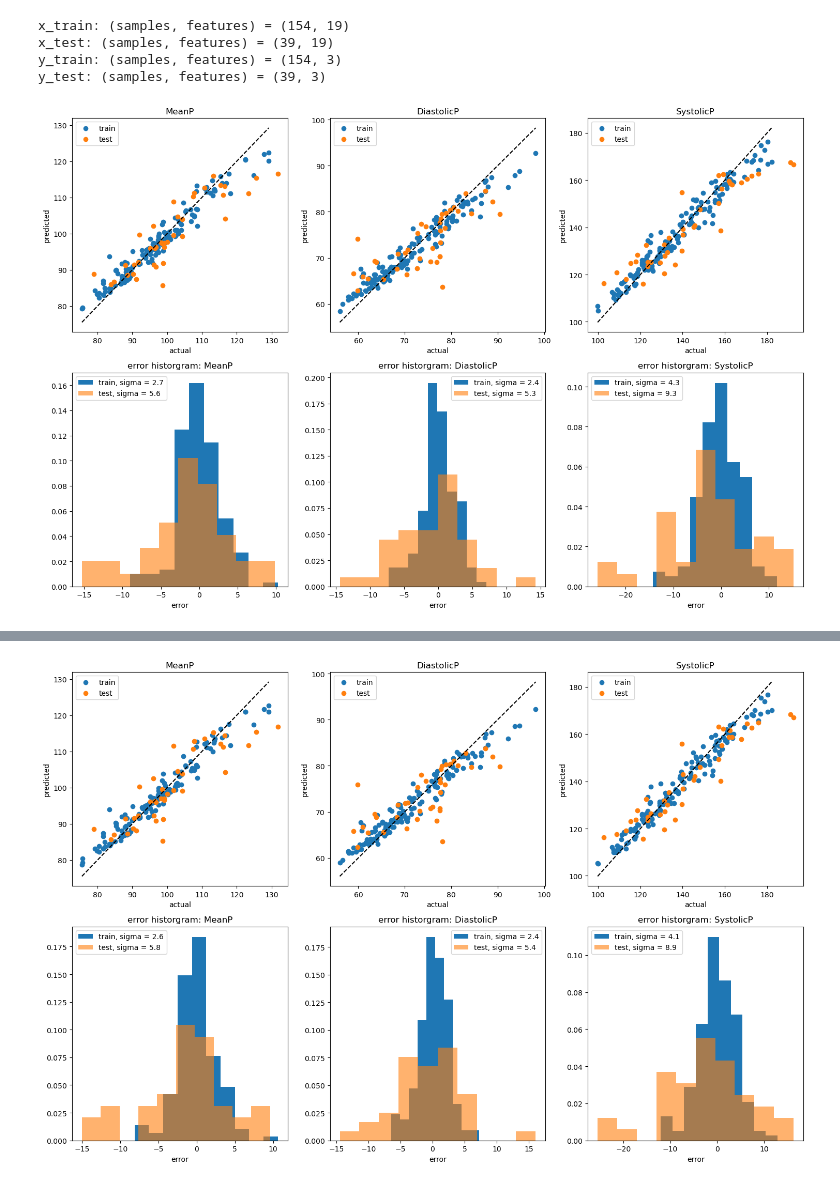
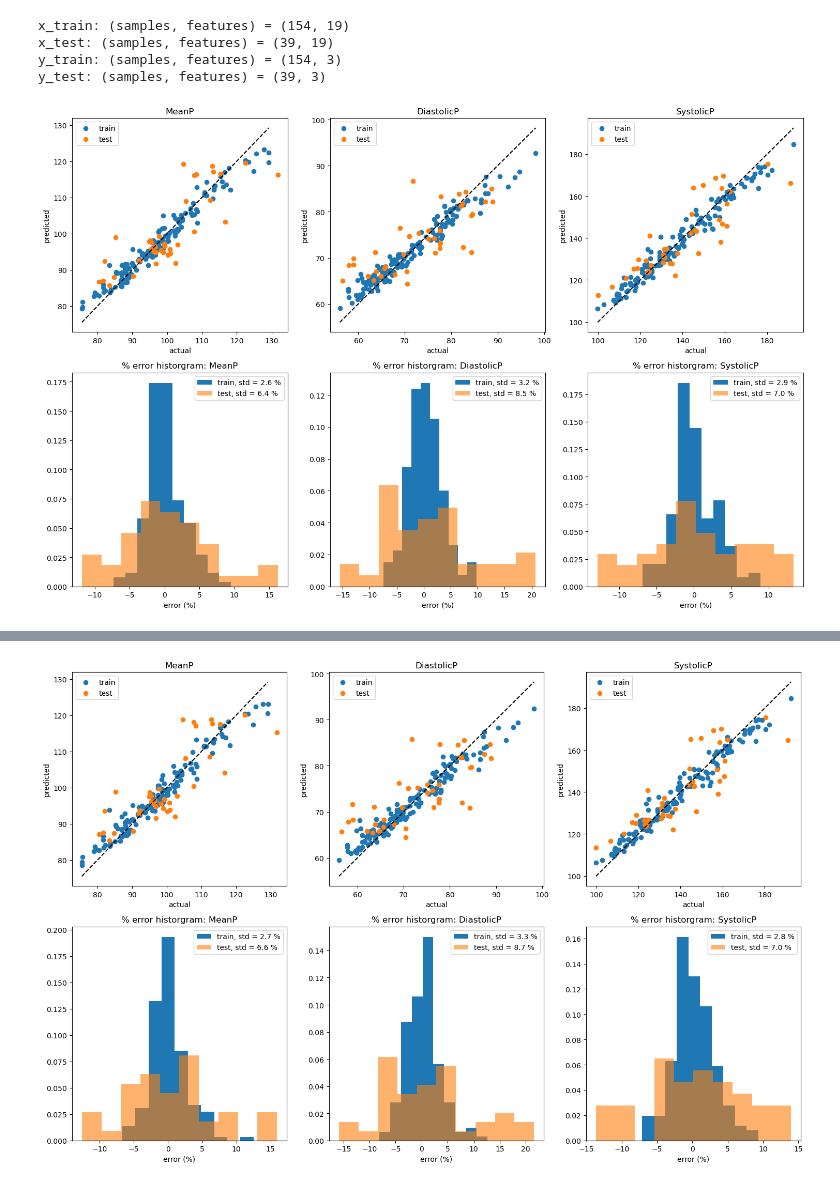
Before and after one commit to Shroff20/SP_DP_Prediction, a Jupyter notebook: code/demo_fit.ipynb, the cells around one changed output, grey strips where cells are left out. Drawn from its saved outputs; the diff is of its cells as text; code cells hidden in the pictures.

```diff
--- a/code/demo_fit.ipynb
+++ b/code/demo_fit.ipynb
@@ -125,16 +125,16 @@ def plot_everything(y_train, y_test, y_predict_train, y_predict_test):
         ymin = np.min([*y_actual_train_unnormalized[:, i], *y_predict_train_unnormalized[:, i]])
         ymax = np.max([*y_actual_train_unnormalized[:, i], *y_predict_train_unnormalized[:, i]])
         ax[0,i].plot([ymin, ymax], [ymin, ymax], color = 'k', linestyle = '--')
-
-        error_train =  y_predict_train_unnormalized[:, i] - y_actual_train_unnormalized[:, i]
-        error_test =  y_predict_test_unnormalized[:, i] - y_actual_test_unnormalized[:, i]
+        # % error
+        error_train = 100* (y_predict_train_unnormalized[:, i] - y_actual_train_unnormalized[:, i])/y_actual_train_unnormalized[:, i]
+        error_test = 100* (y_predict_test_unnormalized[:, i] - y_actual_test_unnormalized[:, i])/y_actual_test_unnormalized[:, i]
         std_error_train = np.std(error_train)
         std_error_test = np.std(error_test)
 
-        ax[1,i].hist(error_train, label = f'train, sigma = {std_error_train:.1f}', density = True, alpha = 1)
-        ax[1,i].hist(error_test, label = f'test, sigma = {std_error_test:.1f}', density = True, alpha = .6)
-        ax[1,i].set_xlabel('error')
-        ax[1,i].set_title(f'error historgram: {targets[i]}')
+        ax[1,i].hist(error_train, label = f'train, std = {std_error_train:.1f} %', density = True, alpha = 1)
+        ax[1,i].hist(error_test, label = f'test, std = {std_error_test:.1f} %', density = True, alpha = .6)
+        ax[1,i].set_xlabel('error (%)')
+        ax[1,i].set_title(f'% error historgram: {targets[i]}')
         ax[1,i].legend()
 
     fig.tight_layout()
@@ -147,12 +147,12 @@ y_predict_train = model.predict(x_train)
 y_predict_test = model.predict(x_test)
 plot_everything(y_train, y_test, y_predict_train, y_predict_test)
 # %% [output]
-[figure, old version]
+[figure, new version]
 # %%
 # FIT THE MODEL
 
 from sklearn.ensemble import RandomForestRegressor
-model=RandomForestRegressor(n_estimators=1000)
+model=RandomForestRegressor(n_estimators=10000,n_jobs=-1,verbose =1)
 model.fit(x_train, y_train)
 
 y_predict_train = model.predict(x_train)
@@ -162,4 +179,4 @@ plot_everything(y_train, y_test, y_predict_train, y_predict_test)
-[figure, old version]
+[figure, new version]
 # %%
 # FIT THE MODEL
 
```
Also changed, not shown: parts of 3 cells of this notebook.
